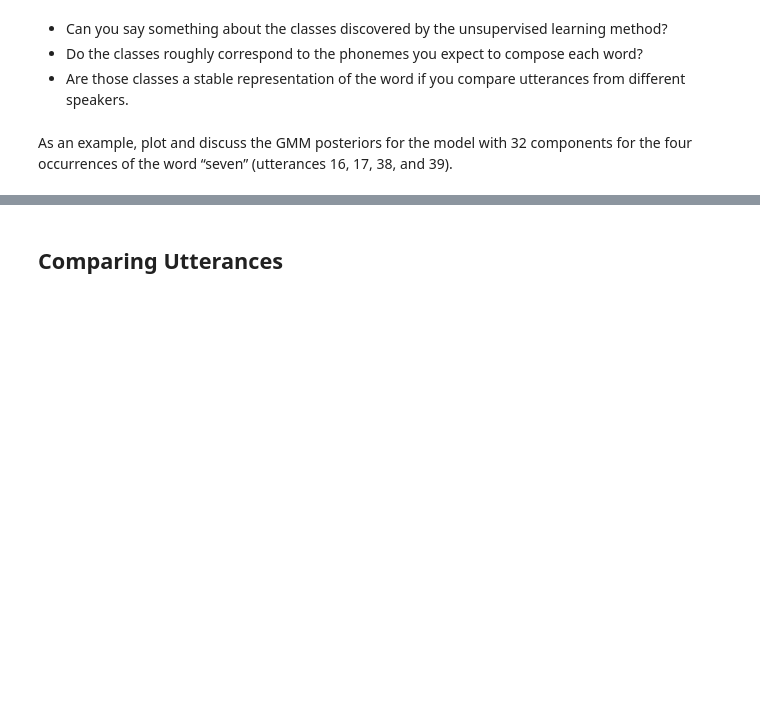
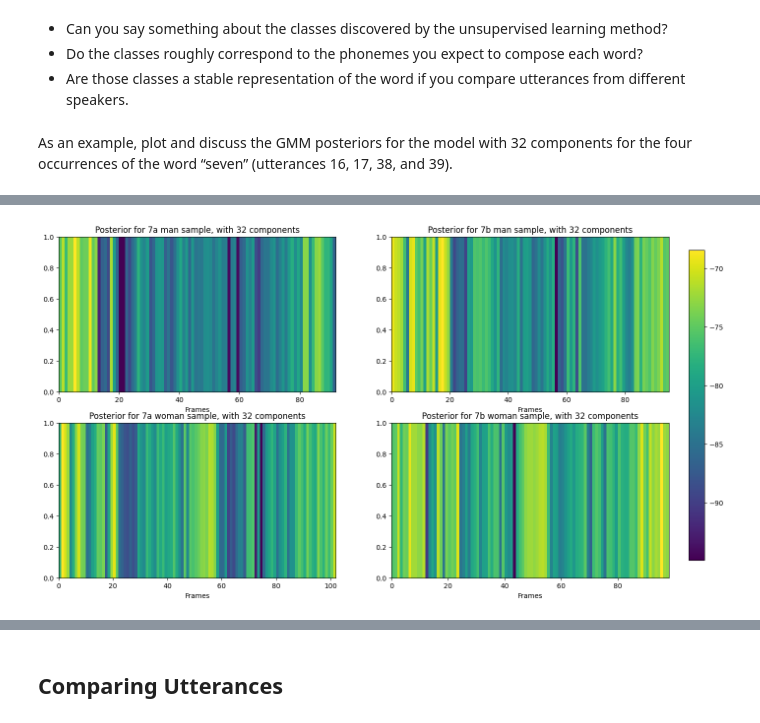
Before and after one commit to celdot/Speech_Speaker_Recognition, a Jupyter notebook: Assignements/lab1/lab1.ipynb, the cells around one changed output, grey strips where cells are left out. Cells and saved outputs as stored; diff of their text form; code cells hidden in the pictures; blank space fills up the shorter version.

```diff
--- a/Assignements/lab1/lab1.ipynb
+++ b/Assignements/lab1/lab1.ipynb
@@ -308,0 +392,28 @@ As an example, plot and discuss the GMM posteriors for the model with 32 compone
+# %%
+def plot_posteriors(number = 7, nb_components = 32):
+    fig, ax = plt.subplots(2, 2, figsize=(16, 9))
+
+    ax[0, 0].pcolormesh(posteriors[f"{number}a_man"][nb_components2idx[nb_components]].reshape(1, -1))
+    ax[0, 0].set_title(f'Posterior for {number}a man sample, with {nb_components} components')
+    ax[0, 0].set_xlabel('Frames')
+
+    ax[0, 1].pcolormesh(posteriors[f"{number}b_man"][nb_components2idx[nb_components]].reshape(1, -1))
+    ax[0, 1].set_title(f'Posterior for {number}b man sample, with {nb_components} components')
+    ax[0, 1].set_xlabel('Frames')
+
+    ax[1, 0].pcolormesh(posteriors[f"{number}a_woman"][nb_components2idx[nb_components]].reshape(1, -1))
+    ax[1, 0].set_title(f'Posterior for {number}a woman sample, with {nb_components} components')
+    ax[1, 0].set_xlabel('Frames')
+
+    im = ax[1, 1].pcolormesh(posteriors[f"{number}b_woman"][nb_components2idx[nb_components]].reshape(1, -1))
+    ax[1, 1].set_title(f'Posterior for {number}b woman sample, with {nb_components} components')
+    ax[1, 1].set_xlabel('Frames')
+
+    cbar_ax = fig.add_axes([0.925, 0.15, 0.02, 0.7])
+    fig.colorbar(im, cax=cbar_ax)
+
+    plt.show()
+# %%
+plot_posteriors()
+# %% [output]
+[figure, added]
```
Also changed, not shown: parts of 20 cells of this notebook.
